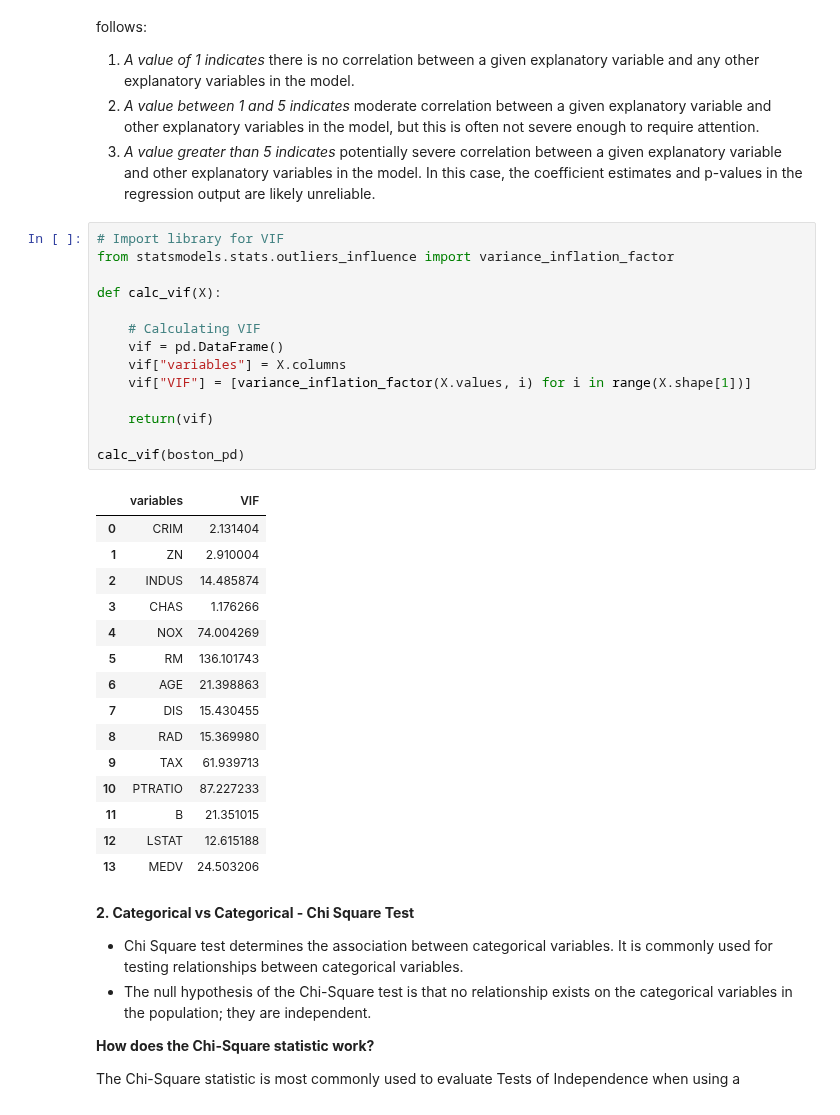
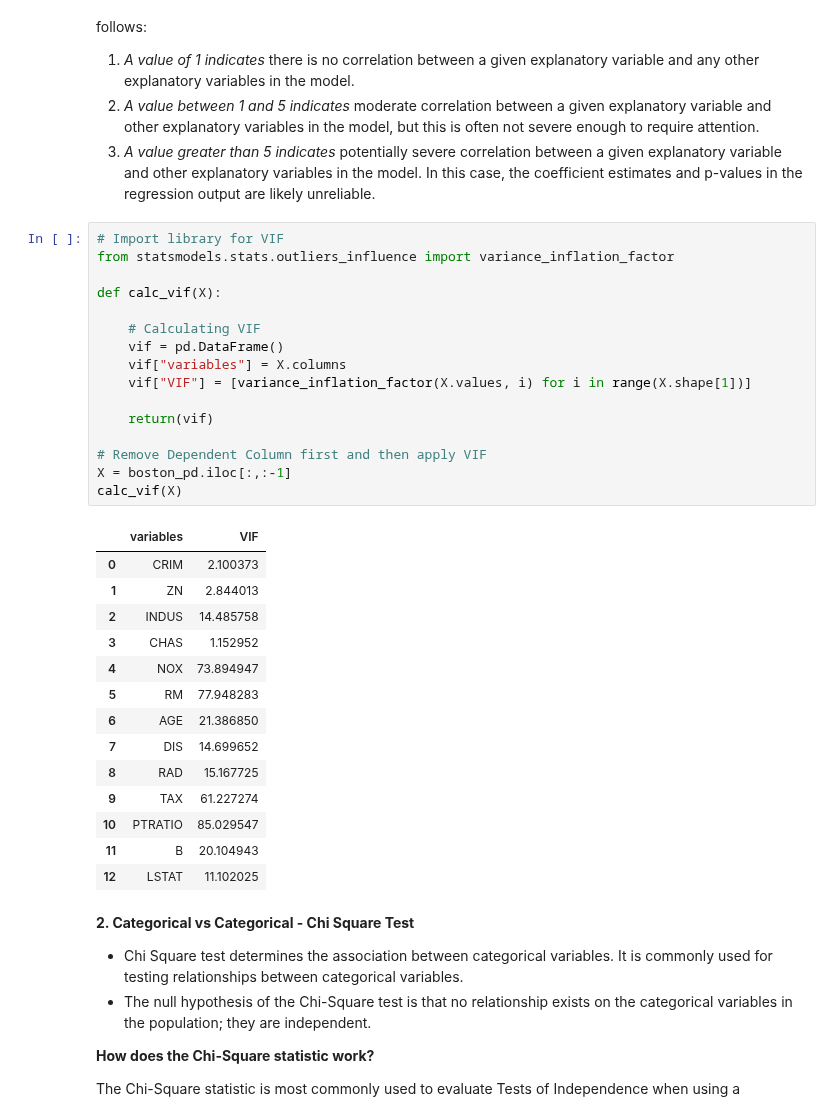
Before and after one commit to sandipanpaul21/Machine-Learning-in-Python-Code, a Jupyter notebook: 03_Bivariate_Analysis.ipynb, the cells around one changed output. Drawn from its saved outputs; the diff is of its cells as text.

```diff
--- a/03_Bivariate_Analysis.ipynb
+++ b/03_Bivariate_Analysis.ipynb
@@ -114,33 +114,34 @@ The value for VIF starts at 1 and has no upper limit. A general rule of thumb fo
 # %%
 # Import library for VIF
 from statsmodels.stats.outliers_influence import variance_inflation_factor
 
 def calc_vif(X):
 
     # Calculating VIF
     vif = pd.DataFrame()
     vif["variables"] = X.columns
     vif["VIF"] = [variance_inflation_factor(X.values, i) for i in range(X.shape[1])]
 
     return(vif)
 
-calc_vif(boston_pd)
+# Remove Dependent Column first and then apply VIF
+X = boston_pd.iloc[:,:-1]
+calc_vif(X)
 # %% [output]
 |  | variables | VIF |
-| 0 | CRIM | 2.131404 |
-| 1 | ZN | 2.910004 |
-| 2 | INDUS | 14.485874 |
-| 3 | CHAS | 1.176266 |
-| 4 | NOX | 74.004269 |
-| 5 | RM | 136.101743 |
-| 6 | AGE | 21.398863 |
-| 7 | DIS | 15.430455 |
-| 8 | RAD | 15.369980 |
-| 9 | TAX | 61.939713 |
-| 10 | PTRATIO | 87.227233 |
-| 11 | B | 21.351015 |
-| 12 | LSTAT | 12.615188 |
-| 13 | MEDV | 24.503206 |
+| 0 | CRIM | 2.100373 |
+| 1 | ZN | 2.844013 |
+| 2 | INDUS | 14.485758 |
+| 3 | CHAS | 1.152952 |
+| 4 | NOX | 73.894947 |
+| 5 | RM | 77.948283 |
+| 6 | AGE | 21.386850 |
+| 7 | DIS | 14.699652 |
+| 8 | RAD | 15.167725 |
+| 9 | TAX | 61.227274 |
+| 10 | PTRATIO | 85.029547 |
+| 11 | B | 20.104943 |
+| 12 | LSTAT | 11.102025 |
 # %% [markdown]
 **2. Categorical vs Categorical - Chi Square Test**
 
```
